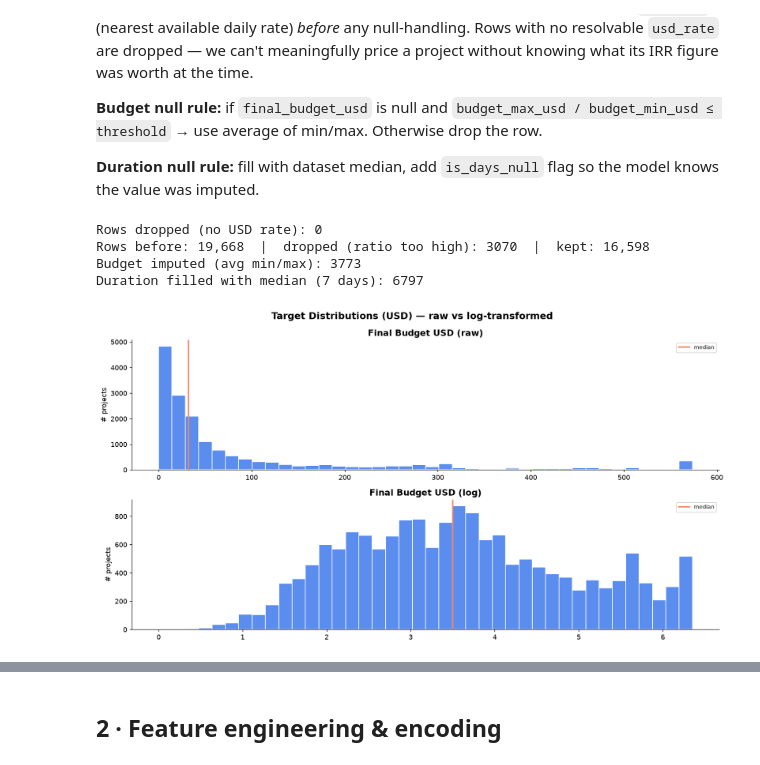
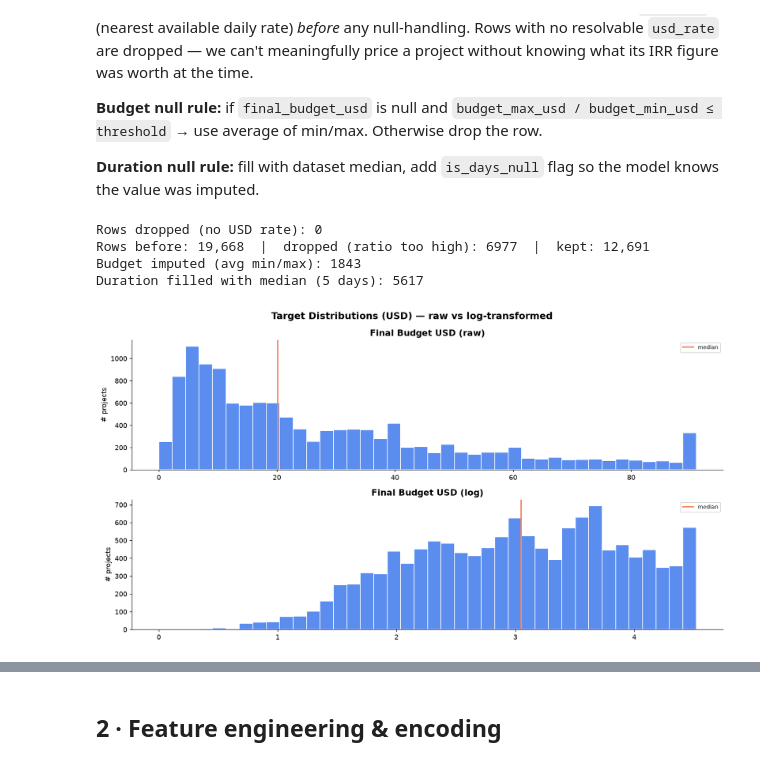
Before and after one commit to the-mr-poarbear/KarChandV2, a Jupyter notebook: backend/app/ml_projects_v3.ipynb, the cells around one changed output, grey strips where cells are left out. Saved outputs shown, nothing was run; the diff lists cells and outputs as text; code cells hidden in the pictures.

```diff
--- a/backend/app/ml_projects_v3.ipynb
+++ b/backend/app/ml_projects_v3.ipynb
@@ -122,15 +121,21 @@ without knowing what its IRR figure was worth at the time.
 df = df_raw[df_raw['usd_rate'].notna()].copy() if REQUIRE_USD_RATE else df_raw.copy()
 n_dropped_no_rate = len(df_raw) - len(df)
 PCT_THRESHOLD = 0.10
+PRICE_THRESHOLD_UP = 100
+PRICE_THRESHOLD_DOWN = 0
 # ── Budget (USD) ─────────────────────────────────────────────────────────
 def resolve_final_budget(row):
-
+    if row['final_budget_usd'] > PRICE_THRESHOLD_UP or row['final_budget_usd'] < PRICE_THRESHOLD_DOWN :
+        return np.nan, False
     if pd.notna(row['final_budget_usd']) and row["final_budget_usd"] != 0 and not row['final_budget_usd'] < row['budget_min_usd'] * (1 - PCT_THRESHOLD):
         return row['final_budget_usd'], False   # (value, is_imputed)
     ratio = row['budget_max_usd'] / max(row['budget_min_usd'], 1e-6)
     if ratio <= BUDGET_RATIO_THRESHOLD:
-        return (row['budget_min_usd'] + row['budget_max_usd']) / 2, True
-    return np.nan, False   # ratio too high → will be dropped
+        estimated_final_price =  (row['budget_min_usd'] + row['budget_max_usd']) / 2
+        if estimated_final_price > PRICE_THRESHOLD_UP or estimated_final_price < PRICE_THRESHOLD_DOWN :
+            return np.nan, False
+        return estimated_final_price, True
+    # return np.nan, False   # ratio too high → will be dropped
 
 df[['target_budget', 'is_budget_imputed']] = df.apply(
     lambda r: pd.Series(resolve_final_budget(r)), axis=1
@@ -138,34 +143,34 @@ df[['target_budget', 'is_budget_imputed']] = df.apply(
 before = len(df)
 df = df[df['target_budget'].notna()].copy()
 dropped = before - len(df)
 
 # ── Duration ─────────────────────────────────────────────────────────────
 duration_median = df['duration_days'].median()
 df['is_days_null'] = df['duration_days'].isna().astype(int)
 df['duration_days'] = df['duration_days'].fillna(duration_median)
 
 # ── Log-transform targets (right-skewed money/time values) ────────────────
 df['log_target_budget']   = np.log1p(df['target_budget'])
 
 print(f'Rows dropped (no USD rate): {n_dropped_no_rate:,}')
 print(f'Rows before: {before:,}  |  dropped (ratio too high): {dropped}  |  kept: {len(df):,}')
 print(f'Budget imputed (avg min/max): {df.is_budget_imputed.sum()}')
 print(f'Duration filled with median ({duration_median:.0f} days): {df.is_days_null.sum()}')
 print()
 
 fig, axes = plt.subplots(2, 1, figsize=(13, 7))
 for ax, col, label in [
     (axes[0], 'target_budget',       'Final Budget USD (raw)'),
     (axes[1], 'log_target_budget',   'Final Budget USD (log)'),
 ]:
     ax.hist(df[col].clip(upper=df[col].quantile(0.98)), bins=40, color=ACCENT, edgecolor='white')
     ax.axvline(df[col].median(), color=ACCENT2, linewidth=2, label='median')
     ax.set_title(label); ax.set_ylabel('# projects'); ax.legend(fontsize=8)
 fig.suptitle('Target Distributions (USD) — raw vs log-transformed', fontsize=14, fontweight='bold')
 plt.tight_layout(); plt.show()
 # %% [output]
 Rows dropped (no USD rate): 0
-Rows before: 19,668  |  dropped (ratio too high): 3070  |  kept: 16,598
-Budget imputed (avg min/max): 3773
-Duration filled with median (7 days): 6797
+Rows before: 19,668  |  dropped (ratio too high): 6977  |  kept: 12,691
+Budget imputed (avg min/max): 1843
+Duration filled with median (5 days): 5617
-[figure, old version]
+[figure, new version]
```
Also changed, not shown: parts of 31 cells of this notebook, 20 other files.
